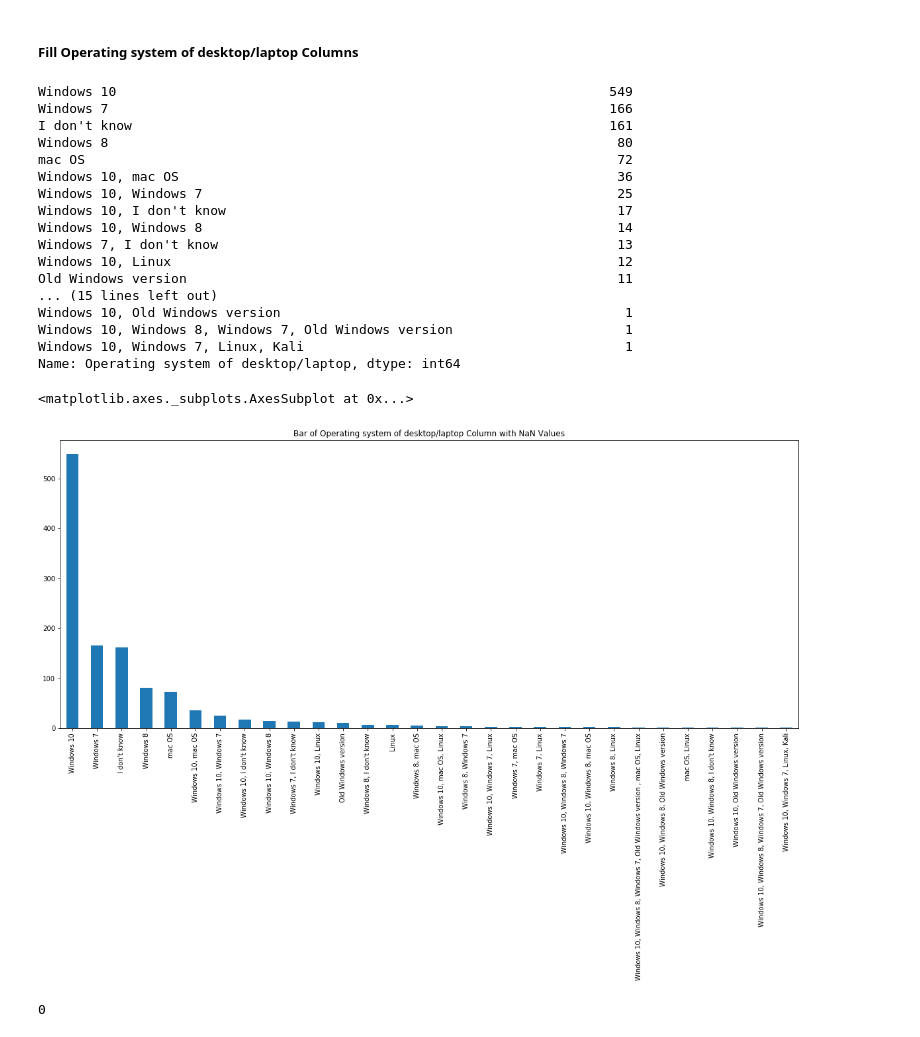
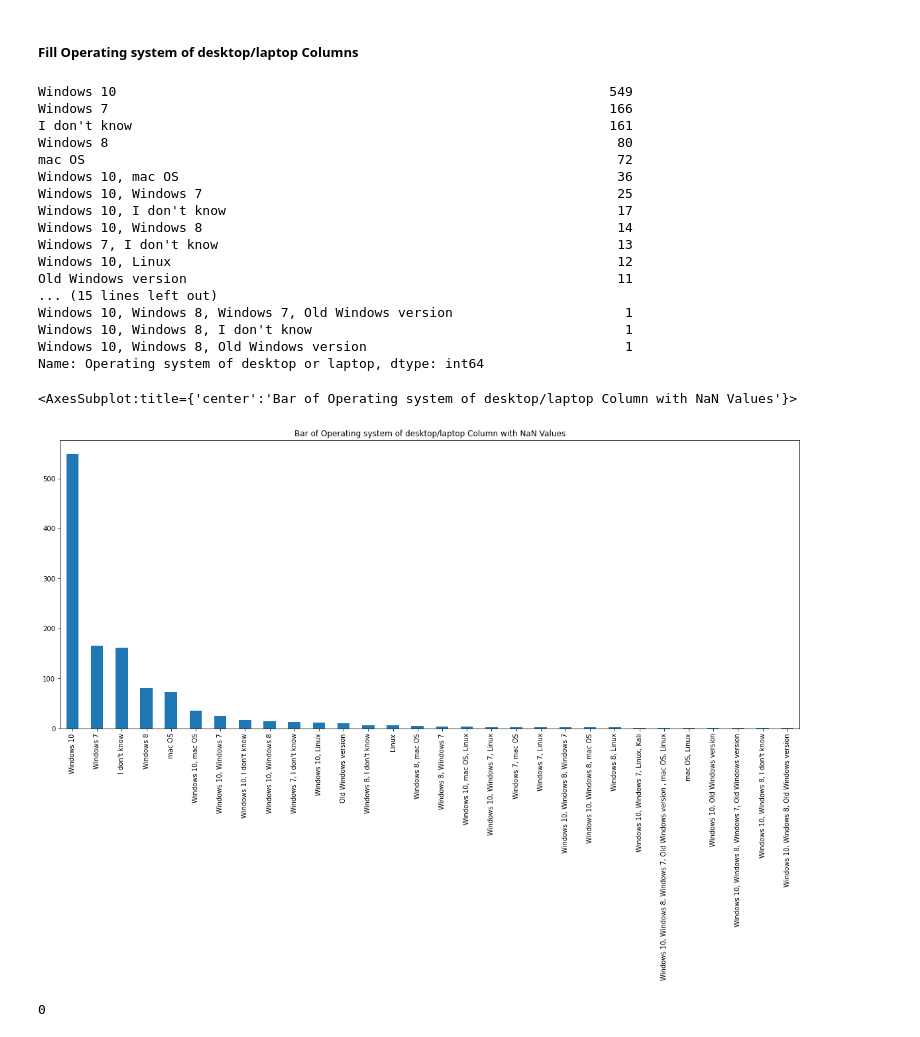
Before and after one commit to Hala-Alsouly/SDA-Capstone, a Jupyter notebook: Data cleaning and EDA.ipynb, the cells around one changed output. Saved outputs shown, nothing was run; the diff lists cells and outputs as text; code cells hidden in the pictures.

```diff
--- a/Data cleaning and EDA.ipynb
+++ b/Data cleaning and EDA.ipynb
@@ -66,8 +66,8 @@ df = df.rename(columns = {"1)   Gender": "Gender",
                           "8)   Of the following, which digital devices do you use regularly? Tick all that apply":"Digital devices type",
                           "9)  What type of connectivity services do you use in your daily activities? Tick all that apply":"Type of connectivity",
                           "10)  For what purposes do you use the Internet? Tick all that apply":"Purpose of using internet",
-                          "11)  - A- What operating systems do you use on your desktop/laptop? Tick all that apply.":"Operating system of desktop/laptop",
-                          "B- What operating systems do you use on your Smartphone/tablet? Tick all that apply":"Operating system of smartphone/tablet",
+                          "11)  - A- What operating systems do you use on your desktop/laptop? Tick all that apply.":"Operating system of desktop or laptop",
+                          "B- What operating systems do you use on your Smartphone/tablet? Tick all that apply":"Operating system of smartphone or tablet",
                           "12) Some of the most commonly used security tools and applications for laptops, tablets, mobiles, etc. are given below. Select which of these you have used on your digital devices. Tick all that apply.":"Common security tools",
                           "13) How secure do you feel your digital devices (e.g. computers and phones) are?":"Secure of person's digital devices",
                           "14) Some security practices are described below. Please choose your common reaction for each practice:  [I check the legitimacy of a website before accessing it .]":"Legitimacy of a website",
@@ -648,9 +648,9 @@ df["Type of connectivity"].value_counts().plot(kind='bar',title="Bar of Type of
 ##### Fill Operating system of desktop/laptop Columns
 # %%
 #Removes spaces at the beginning and end of the string values
-df["Operating system of desktop/laptop"] =df["Operating system of desktop/laptop"].str.strip()
+df["Operating system of desktop or laptop"] =df["Operating system of desktop or laptop"].str.strip()
 # %%
-df["Operating system of desktop/laptop"].value_counts()
+df["Operating system of desktop or laptop"].value_counts()
 # %% [output]
 Windows 10                                                               549
 Windows 7                                                                166
@@ -665,16 +665,16 @@ Windows 7, I don't know                                                   13
 Windows 10, Linux                                                         12
 Old Windows version                                                       11
 ... (15 lines left out)
-Windows 10, Old Windows version                                            1
 Windows 10, Windows 8, Windows 7, Old Windows version                      1
-Windows 10, Windows 7, Linux, Kali                                         1
-Name: Operating system of desktop/laptop, dtype: int64
+Windows 10, Windows 8, I don't know                                        1
+Windows 10, Windows 8, Old Windows version                                 1
+Name: Operating system of desktop or laptop, dtype: int64
 # %%
 # Plot a bar chart with bins=20 to see distribution of data before filling the missing values
 plt.figure(figsize=(20,8))
-df["Operating system of desktop/laptop"].value_counts().plot(kind='bar',title="Bar of Operating system of desktop/laptop Column with NaN Values")
+df["Operating system of desktop or laptop"].value_counts().plot(kind='bar',title="Bar of Operating system of desktop/laptop Column with NaN Values")
 # %% [output]
-<matplotlib.axes._subplots.AxesSubplot at 0x...>
+<AxesSubplot:title={'center':'Bar of Operating system of desktop/laptop Column with NaN Values'}>
-[figure, old version]
+[figure, new version]
 # %%
 # Forward fill using fillna() method="ffill"
```
Also changed, not shown: parts of 30 cells of this notebook, 14 other files.
